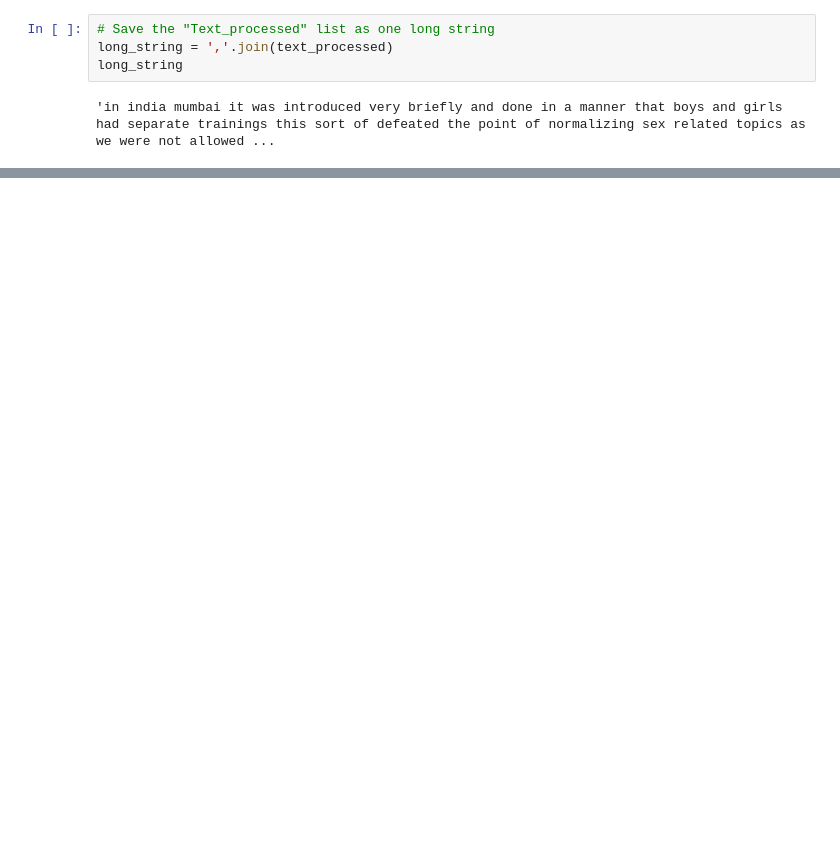
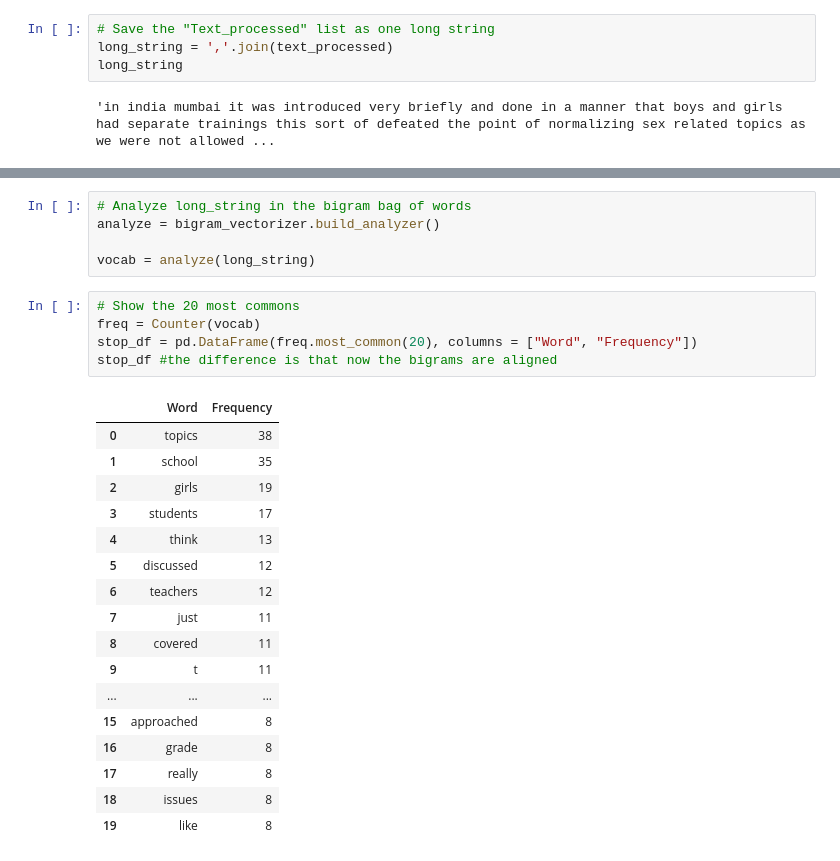
Before and after one commit to anusha0712/Sex-Ed-Survey, a Jupyter notebook: Education Survey.ipynb, the cells around one changed output, grey strips where cells are left out. Drawn from its saved outputs; the diff is of its cells as text; blank space fills up the shorter version.

```diff
--- a/Education Survey.ipynb
+++ b/Education Survey.ipynb
@@ -98,0 +219,28 @@ df_es
+# %%
+# Analyze long_string in the bigram bag of words
+analyze = bigram_vectorizer.build_analyzer()
+
+vocab = analyze(long_string)
+# %%
+# Show the 20 most commons
+freq = Counter(vocab)
+stop_df = pd.DataFrame(freq.most_common(20), columns = ["Word", "Frequency"])
+stop_df #the difference is that now the bigrams are aligned
+# %% [output]
+|  | Word | Frequency |
+| 0 | topics | 38 |
+| 1 | school | 35 |
+| 2 | girls | 19 |
+| 3 | students | 17 |
+| 4 | think | 13 |
+| 5 | discussed | 12 |
+| 6 | teachers | 12 |
+| 7 | just | 11 |
+| 8 | covered | 11 |
+| 9 | t | 11 |
+| ... | ... | ... |
+| 15 | approached | 8 |
+| 16 | grade | 8 |
+| 17 | really | 8 |
+| 18 | issues | 8 |
+| 19 | like | 8 |
```
Also changed, not shown: parts of 31 cells of this notebook, 1 other file.
